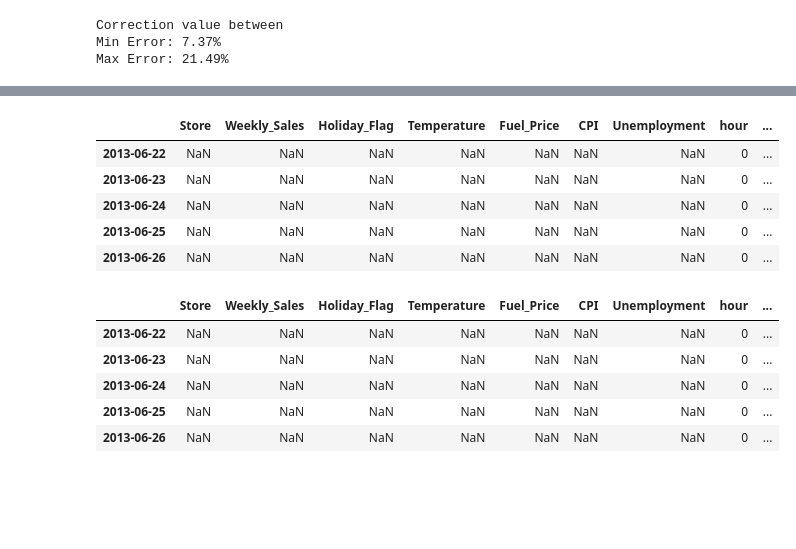
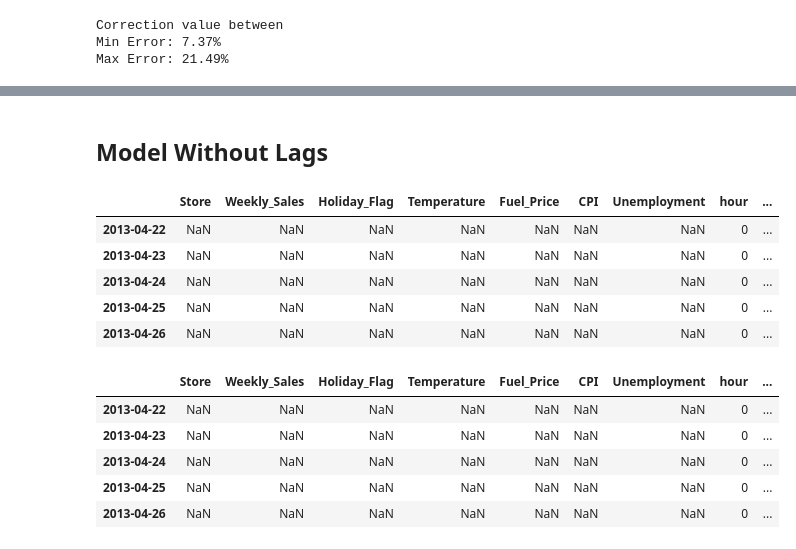
Before and after one commit to katasrofi/sales_performance, a Jupyter notebook: Forecasting.ipynb, the cells around one changed output, grey strips where cells are left out. Drawn from its saved outputs; the diff is of its cells as text; code cells hidden in the pictures; blank space fills up the shorter version.

```diff
--- a/Forecasting.ipynb
+++ b/Forecasting.ipynb
@@ -685,30 +847,32 @@ Max Error: 21.49%
+# %% [markdown]
+## Model Without Lags
 # %%
 # Create the prediction data test from range time 2012-10-26  -  2013-6-26
-future_without_lag = pd.date_range('2012-10-26', '2013-6-26', freq='1d')
+future_without_lag = pd.date_range('2012-10-26', '2013-4-26', freq='1d')
 
 # Create the DataFrame
 future_df_without_lag = pd.DataFrame(index=future_without_lag)
 
 # Mark the data test value for splitting
 future_df_without_lag['IsFuture'] = True
 
 # Mark the data not for test
 df['IsFuture'] = False
 
 # Concatenate the previous data and data test
 DfFuture_without_lag = pd.concat([df, future_df_without_lag])
 
 # Add feature engineering time series
 DfFuture_without_lag = CreateTimeSeries(DfFuture_without_lag)
 
 DfFuture_without_lag.tail()
 # %% [output]
 |  | Store | Weekly_Sales | Holiday_Flag | Temperature | Fuel_Price | CPI | Unemployment | hour | ... |
-| 2013-06-22 | NaN | NaN | NaN | NaN | NaN | NaN | NaN | 0 | ... |
-| 2013-06-23 | NaN | NaN | NaN | NaN | NaN | NaN | NaN | 0 | ... |
-| 2013-06-24 | NaN | NaN | NaN | NaN | NaN | NaN | NaN | 0 | ... |
-| 2013-06-25 | NaN | NaN | NaN | NaN | NaN | NaN | NaN | 0 | ... |
-| 2013-06-26 | NaN | NaN | NaN | NaN | NaN | NaN | NaN | 0 | ... |
+| 2013-04-22 | NaN | NaN | NaN | NaN | NaN | NaN | NaN | 0 | ... |
+| 2013-04-23 | NaN | NaN | NaN | NaN | NaN | NaN | NaN | 0 | ... |
+| 2013-04-24 | NaN | NaN | NaN | NaN | NaN | NaN | NaN | 0 | ... |
+| 2013-04-25 | NaN | NaN | NaN | NaN | NaN | NaN | NaN | 0 | ... |
+| 2013-04-26 | NaN | NaN | NaN | NaN | NaN | NaN | NaN | 0 | ... |
 # %%
 # Make a copy for only data test
 Future_without_lag_pred = DfFuture_without_lag.query('IsFuture').copy()
@@ -718,11 +882,11 @@ Future_without_lag_pred['Preds'] = np.exp(reg.predict(Future_without_lag_pred.lo
 Future_without_lag_pred.tail()
 # %% [output]
 |  | Store | Weekly_Sales | Holiday_Flag | Temperature | Fuel_Price | CPI | Unemployment | hour | ... |
-| 2013-06-22 | NaN | NaN | NaN | NaN | NaN | NaN | NaN | 0 | ... |
-| 2013-06-23 | NaN | NaN | NaN | NaN | NaN | NaN | NaN | 0 | ... |
-| 2013-06-24 | NaN | NaN | NaN | NaN | NaN | NaN | NaN | 0 | ... |
-| 2013-06-25 | NaN | NaN | NaN | NaN | NaN | NaN | NaN | 0 | ... |
-| 2013-06-26 | NaN | NaN | NaN | NaN | NaN | NaN | NaN | 0 | ... |
+| 2013-04-22 | NaN | NaN | NaN | NaN | NaN | NaN | NaN | 0 | ... |
+| 2013-04-23 | NaN | NaN | NaN | NaN | NaN | NaN | NaN | 0 | ... |
+| 2013-04-24 | NaN | NaN | NaN | NaN | NaN | NaN | NaN | 0 | ... |
+| 2013-04-25 | NaN | NaN | NaN | NaN | NaN | NaN | NaN | 0 | ... |
+| 2013-04-26 | NaN | NaN | NaN | NaN | NaN | NaN | NaN | 0 | ... |
 # %%
 # Plotting
 ax = Future_without_lag_pred['Preds'].plot(figsize=(16, 6),
```
Also changed, not shown: parts of 28 cells of this notebook, 6 other files.
